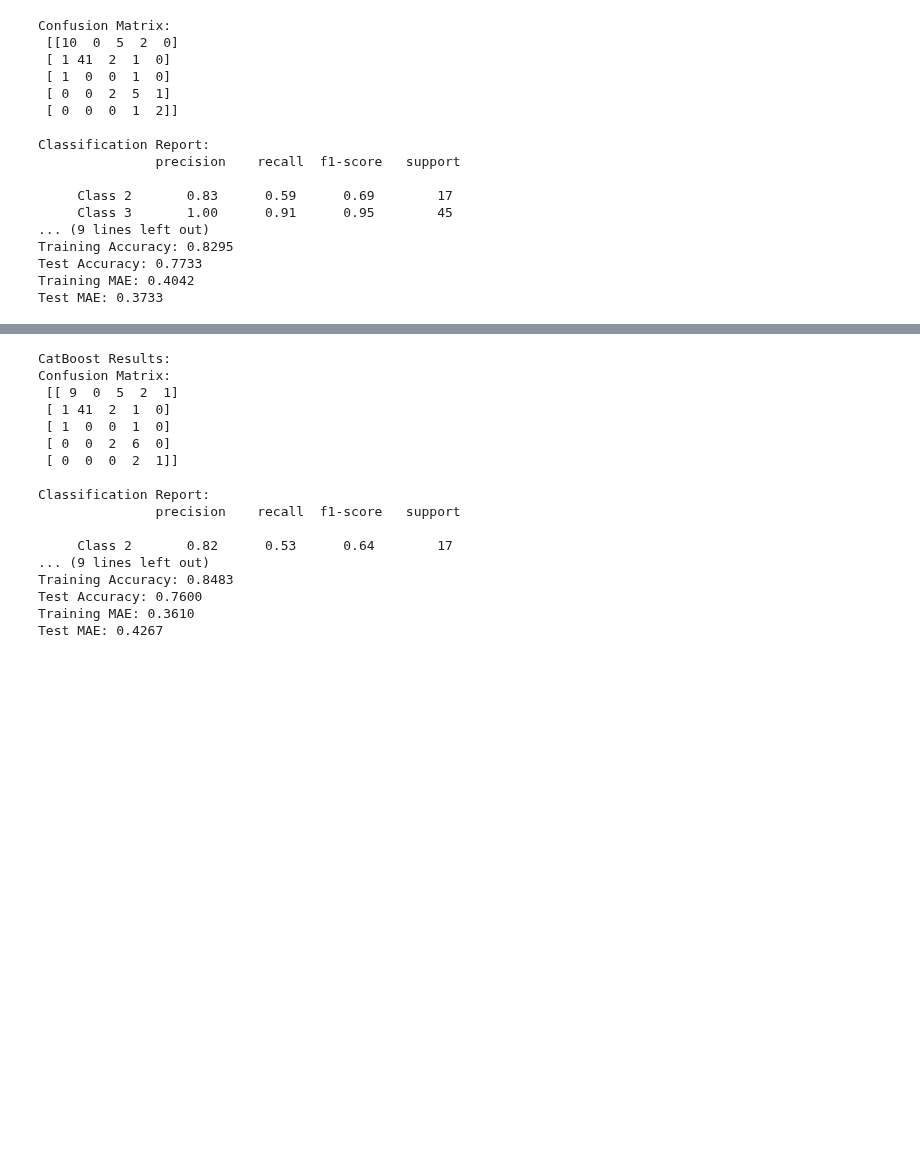
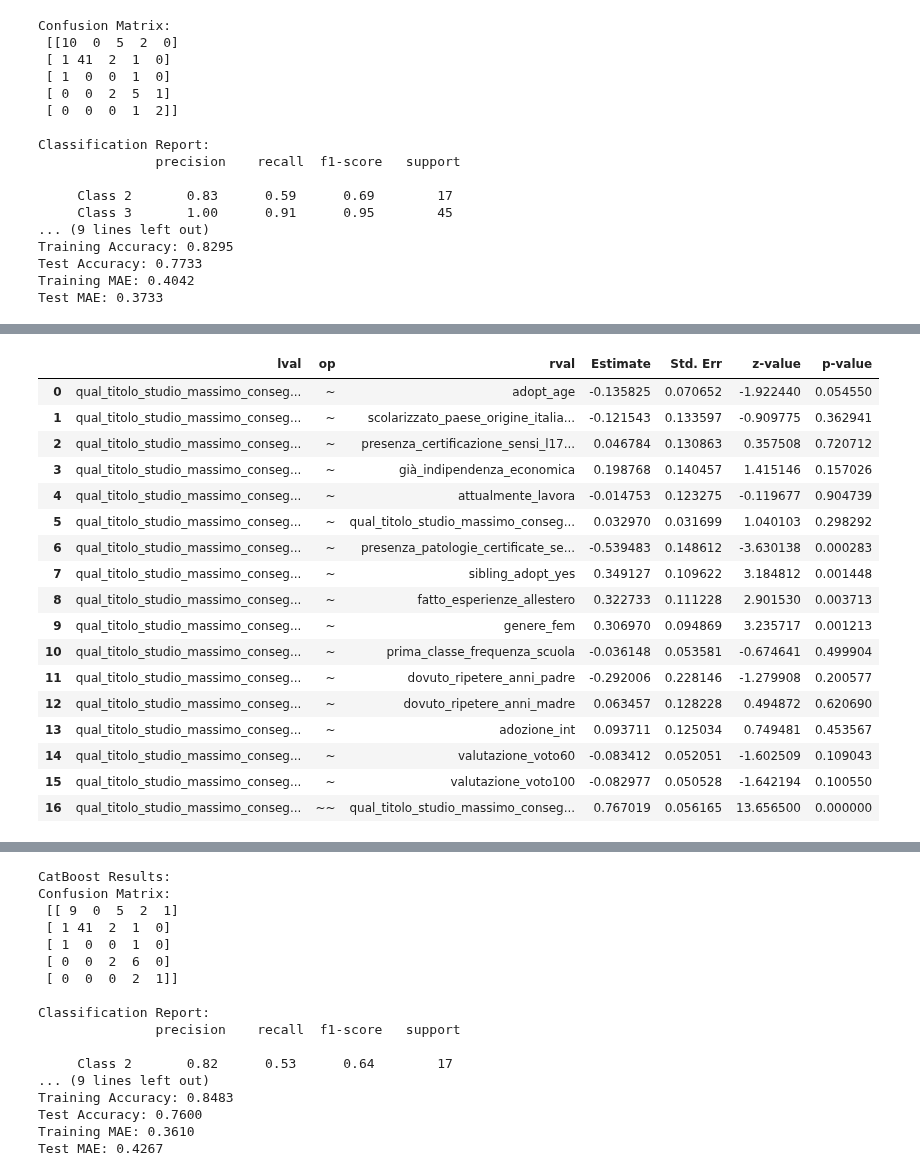
Before and after one commit to arina19-2000/unimi, a Jupyter notebook: tesi/adult_dataset.ipynb, the cells around one changed output, grey strips where cells are left out. Drawn from its saved outputs; the diff is of its cells as text; code cells hidden in the pictures; blank space fills up the shorter version.

```diff
--- a/tesi/adult_dataset.ipynb
+++ b/tesi/adult_dataset.ipynb
@@ -649,0 +713,27 @@ Test MAE: 0.3733
+# %%
+from semopy import Model
+sem_model_desc = """
+qual_titolo_studio_massimo_conseguito ~ adopt_age + scolarizzato_paese_origine_italia_inclusa + presenza_certificazione_sensi_l170_2010 + già_indipendenza_economica + attualmente_lavora + qual_titolo_studio_massimo_conseguito_madre + presenza_patologie_certificate_sensi_104_comma_1_comma_3_1992 + sibling_adopt_yes + fatto_esperienze_allestero + genere_fem + prima_classe_frequenza_scuola + dovuto_ripetere_anni_padre + dovuto_ripetere_anni_madre + adozione_int + valutazione_voto60 + valutazione_voto100
+"""
+model = Model(sem_model_desc)
+model.fit(df_cleaned, obj="DWLS", solver="SLSQP")
+model.inspect()
+# %% [output]
+|  | lval | op | rval | Estimate | Std. Err | z-value | p-value |
+| 0 | qual_titolo_studio_massimo_conseg... | ~ | adopt_age | -0.135825 | 0.070652 | -1.922440 | 0.054550 |
+| 1 | qual_titolo_studio_massimo_conseg... | ~ | scolarizzato_paese_origine_italia... | -0.121543 | 0.133597 | -0.909775 | 0.362941 |
+| 2 | qual_titolo_studio_massimo_conseg... | ~ | presenza_certificazione_sensi_l17... | 0.046784 | 0.130863 | 0.357508 | 0.720712 |
+| 3 | qual_titolo_studio_massimo_conseg... | ~ | già_indipendenza_economica | 0.198768 | 0.140457 | 1.415146 | 0.157026 |
+| 4 | qual_titolo_studio_massimo_conseg... | ~ | attualmente_lavora | -0.014753 | 0.123275 | -0.119677 | 0.904739 |
+| 5 | qual_titolo_studio_massimo_conseg... | ~ | qual_titolo_studio_massimo_conseg... | 0.032970 | 0.031699 | 1.040103 | 0.298292 |
+| 6 | qual_titolo_studio_massimo_conseg... | ~ | presenza_patologie_certificate_se... | -0.539483 | 0.148612 | -3.630138 | 0.000283 |
+| 7 | qual_titolo_studio_massimo_conseg... | ~ | sibling_adopt_yes | 0.349127 | 0.109622 | 3.184812 | 0.001448 |
+| 8 | qual_titolo_studio_massimo_conseg... | ~ | fatto_esperienze_allestero | 0.322733 | 0.111228 | 2.901530 | 0.003713 |
+| 9 | qual_titolo_studio_massimo_conseg... | ~ | genere_fem | 0.306970 | 0.094869 | 3.235717 | 0.001213 |
+| 10 | qual_titolo_studio_massimo_conseg... | ~ | prima_classe_frequenza_scuola | -0.036148 | 0.053581 | -0.674641 | 0.499904 |
+| 11 | qual_titolo_studio_massimo_conseg... | ~ | dovuto_ripetere_anni_padre | -0.292006 | 0.228146 | -1.279908 | 0.200577 |
+| 12 | qual_titolo_studio_massimo_conseg... | ~ | dovuto_ripetere_anni_madre | 0.063457 | 0.128228 | 0.494872 | 0.620690 |
+| 13 | qual_titolo_studio_massimo_conseg... | ~ | adozione_int | 0.093711 | 0.125034 | 0.749481 | 0.453567 |
+| 14 | qual_titolo_studio_massimo_conseg... | ~ | valutazione_voto60 | -0.083412 | 0.052051 | -1.602509 | 0.109043 |
+| 15 | qual_titolo_studio_massimo_conseg... | ~ | valutazione_voto100 | -0.082977 | 0.050528 | -1.642194 | 0.100550 |
+| 16 | qual_titolo_studio_massimo_conseg... | ~~ | qual_titolo_studio_massimo_conseg... | 0.767019 | 0.056165 | 13.656500 | 0.000000 |
```
Also changed, not shown: parts of 44 cells of this notebook.
